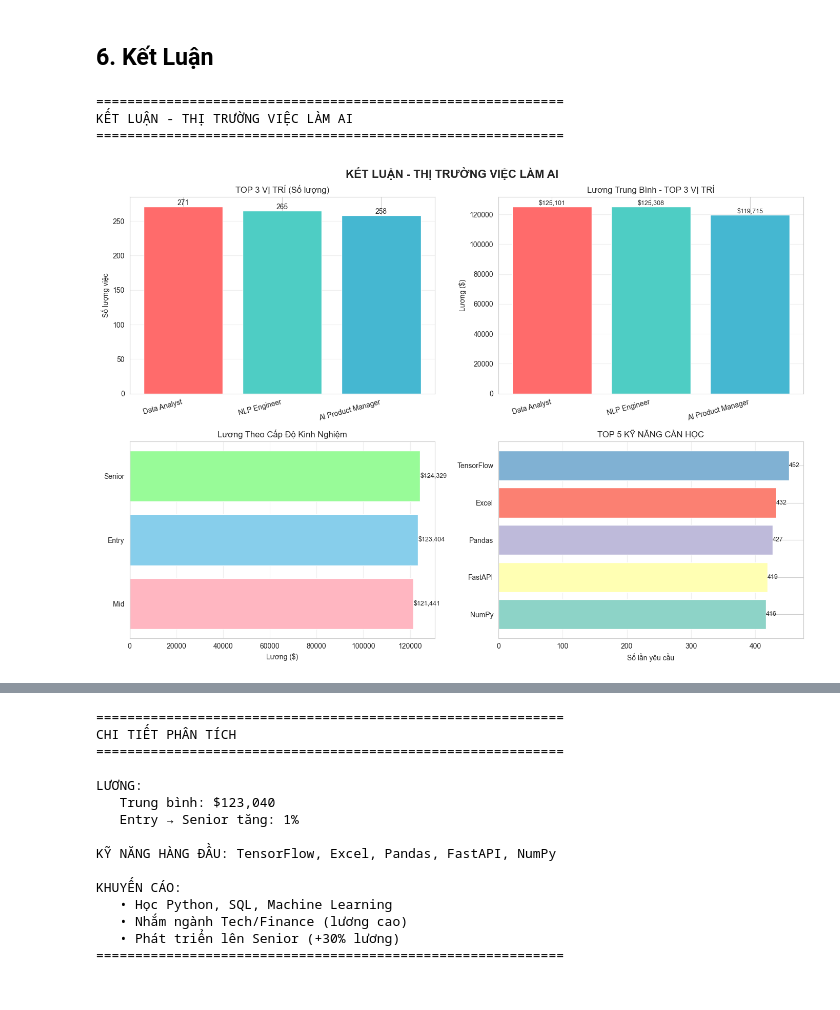
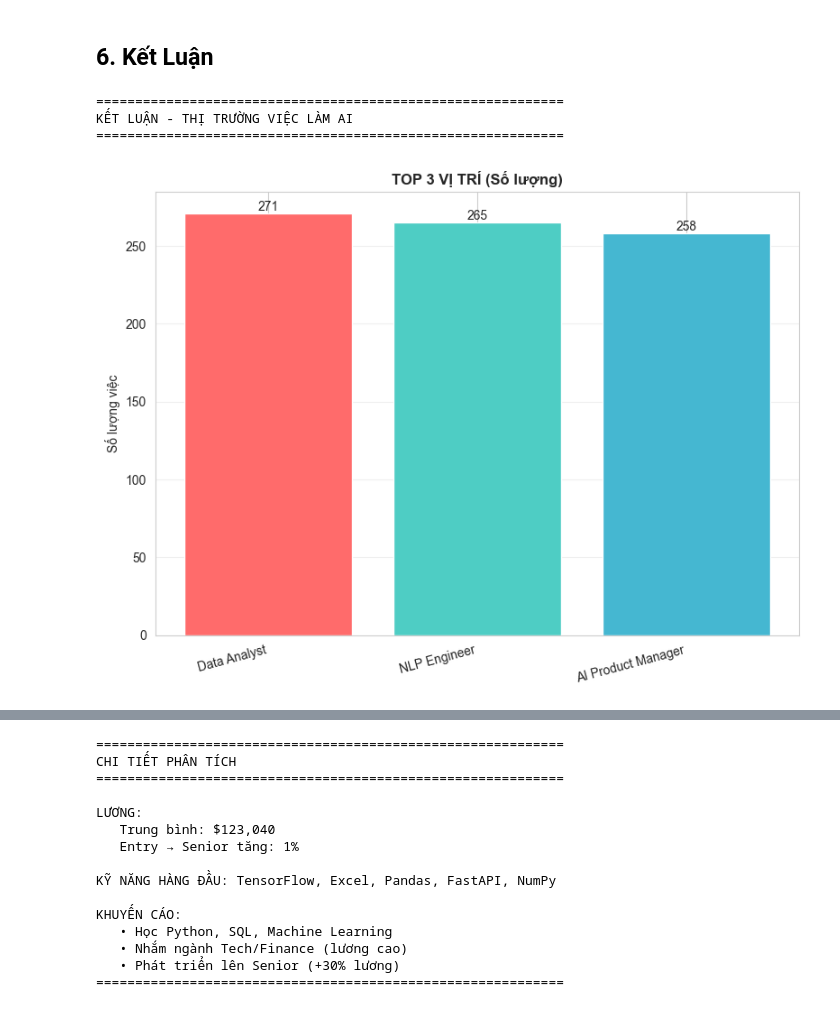
Before and after one commit to Chep-Code-lo/Python, a Jupyter notebook: BTL/AI_Job_Market_Analysis.ipynb, the cells around one changed output, grey strips where cells are left out. Cells and saved outputs as stored; diff of their text form; code cells hidden in the pictures.

```diff
--- a/BTL/AI_Job_Market_Analysis.ipynb
+++ b/BTL/AI_Job_Market_Analysis.ipynb
@@ -253,92 +253,92 @@ print("=" * 60)
 print("KẾT LUẬN - THỊ TRƯỜNG VIỆC LÀM AI")
 print("=" * 60)
 
-# Chuẩn bị dữ liệu cho biểu đồ
-fig, axes = plt.subplots(2, 2, figsize=(14, 10))
-fig.suptitle('KẾT LUẬN - THỊ TRƯỜNG VIỆC LÀM AI', fontsize=16, fontweight='bold')
-
-# 1. TOP 3 VỊ TRÍ (Số lượng và lương)
+# 1. TOP 3 VỊ TRÍ (Số lượng)
 top_jobs_data = df['job_title'].value_counts().head(3)
-ax1 = axes[0, 0]
+plt.figure(figsize=(8, 6))
 colors = ['#FF6B6B', '#4ECDC4', '#45B7D1']
-bars = ax1.bar(range(len(top_jobs_data)), top_jobs_data.values, color=colors)
-ax1.set_xticks(range(len(top_jobs_data)))
-ax1.set_xticklabels(top_jobs_data.index, rotation=15, ha='right')
-ax1.set_ylabel('Số lượng việc')
-ax1.set_title('TOP 3 VỊ TRÍ (Số lượng)')
-ax1.grid(axis='y', alpha=0.3)
+bars = plt.bar(range(len(top_jobs_data)), top_jobs_data.values, color=colors)
+plt.xticks(range(len(top_jobs_data)), top_jobs_data.index, rotation=15, ha='right')
+plt.ylabel('Số lượng việc')
+plt.title('TOP 3 VỊ TRÍ (Số lượng)', fontweight='bold')
+plt.grid(axis='y', alpha=0.3)
 for i, bar in enumerate(bars):
     height = bar.get_height()
-    ax1.text(bar.get_x() + bar.get_width()/2., height,
+    plt.text(bar.get_x() + bar.get_width()/2., height,
             f'{int(height)}', ha='center', va='bottom')
+plt.tight_layout()
+plt.savefig('images/top_3_jobs_count.png')
+plt.show()
 
 # 2. Lương theo vị trí TOP 3
-ax2 = axes[0, 1]
 top_jobs_salary = [df[df['job_title']==job]['salary'].mean() for job in top_jobs_data.index]
-bars = ax2.bar(range(len(top_jobs_data)), top_jobs_salary, color=colors)
-ax2.set_xticks(range(len(top_jobs_data)))
-ax2.set_xticklabels(top_jobs_data.index, rotation=15, ha='right')
-ax2.set_ylabel('Lương ($)')
-ax2.set_title('Lương Trung Bình - TOP 3 VỊ TRÍ')
-ax2.grid(axis='y', alpha=0.3)
+plt.figure(figsize=(8, 6))
+bars = plt.bar(range(len(top_jobs_data)), top_jobs_salary, color=colors)
+plt.xticks(range(len(top_jobs_data)), top_jobs_data.index, rotation=15, ha='right')
+plt.ylabel('Lương ($)')
+plt.title('Lương Trung Bình - TOP 3 VỊ TRÍ', fontweight='bold')
+plt.grid(axis='y', alpha=0.3)
 for bar in bars:
     height = bar.get_height()
-    ax2.text(bar.get_x() + bar.get_width()/2., height,
-            f'${height:,.0f}', ha='center', va='bottom', fontsize=9)
+    plt.text(bar.get_x() + bar.get_width()/2., height,
+            f'${height:,.0f}', ha='center', va='bottom', fontsize=10)
+plt.tight_layout()
+plt.savefig('images/top_3_jobs_salary.png')
+plt.show()
 
 # 3. Lương theo cấp độ kinh nghiệm
-ax3 = axes[1, 0]
 exp_salary = df.groupby('experience_level')['salary'].mean().sort_values()
 colors_exp = ['#FFB6C1', '#87CEEB', '#98FB98', '#FFD700']
-bars = ax3.barh(range(len(exp_salary)), exp_salary.values, color=colors_exp[:len(exp_salary)])
-ax3.set_yticks(range(len(exp_salary)))
-ax3.set_yticklabels(exp_salary.index)
-ax3.set_xlabel('Lương ($)')
-ax3.set_title('Lương Theo Cấp Độ Kinh Nghiệm')
-ax3.grid(axis='x', alpha=0.3)
+plt.figure(figsize=(8, 5))
+bars = plt.barh(range(len(exp_salary)), exp_salary.values, color=colors_exp[:len(exp_salary)])
+plt.yticks(range(len(exp_salary)), exp_salary.index)
+plt.xlabel('Lương ($)')
+plt.title('Lương Theo Cấp Độ Kinh Nghiệm', fontweight='bold')
+plt.grid(axis='x', alpha=0.3)
 for i, bar in enumerate(bars):
     width = bar.get_width()
-    ax3.text(width, bar.get_y() + bar.get_height()/2.,
-            f'${width:,.0f}', ha='left', va='center', fontsize=9)
+    plt.text(width, bar.get_y() + bar.get_height()/2.,
+            f'${width:,.0f}', ha='left', va='center', fontsize=10)
+plt.tight_layout()
+plt.savefig('images/salary_by_exp_summary.png')
+plt.show()
 
 # 4. TOP 5 Kỹ năng cần học
-ax4 = axes[1, 1]
 top_skills_plot = top_skills.tail(5)
 colors_skills = plt.cm.Set3(range(len(top_skills_plot)))
-bars = ax4.barh(range(len(top_skills_plot)), top_skills_plot.values, color=colors_skills)
-ax4.set_yticks(range(len(top_skills_plot)))
-ax4.set_yticklabels(top_skills_plot.index)
-ax4.set_xlabel('Số lần yêu cầu')
-ax4.set_title('TOP 5 KỸ NĂNG CẦN HỌC')
-ax4.grid(axis='x', alpha=0.3)
+plt.figure(figsize=(8, 5))
+bars = plt.barh(range(len(top_skills_plot)), top_skills_plot.values, color=colors_skills)
+plt.yticks(range(len(top_skills_plot)), top_skills_plot.index)
+plt.xlabel('Số lần yêu cầu')
+plt.title('TOP 5 KỸ NĂNG CẦN HỌC', fontweight='bold')
+plt.grid(axis='x', alpha=0.3)
 for bar in bars:
     width = bar.get_width()
-    ax4.text(width, bar.get_y() + bar.get_height()/2.,
-            f'{int(width)}', ha='left', va='center', fontsize=9)
-
+    plt.text(width, bar.get_y() + bar.get_height()/2.,
+            f'{int(width)}', ha='left', va='center', fontsize=10)
 plt.tight_layout()
-plt.savefig('images/conclusion_summary.png')
+plt.savefig('images/top_5_skills.png')
 plt.show()
 
 # In thông tin bổ sung
 print("\n" + "="*60)
 print("CHI TIẾT PHÂN TÍCH")
 print("="*60)
 print("\nLƯƠNG:")
 print(f"   Trung bình: ${df['salary'].mean():,.0f}")
 entry_sal = df[df['experience_level']=='Entry']['salary'].mean()
 senior_sal = df[df['experience_level']=='Senior']['salary'].mean()
 if entry_sal > 0:
     increase = (senior_sal / entry_sal - 1) * 100
     print(f"   Entry → Senior tăng: {increase:.0f}%")
 print(f"\nKỸ NĂNG HÀNG ĐẦU: {', '.join(top_skills.tail(5).index.tolist()[::-1])}")
 print("\nKHUYẾN CÁO:")
 print("   • Học Python, SQL, Machine Learning")
 print("   • Nhắm ngành Tech/Finance (lương cao)")
 print("   • Phát triển lên Senior (+30% lương)")
 print("=" * 60)
 # %% [output]
 ============================================================
 KẾT LUẬN - THỊ TRƯỜNG VIỆC LÀM AI
 ============================================================
-[figure, old version]
+[figure, new version]
```
Also changed, not shown: parts of 1 cell of this notebook, 5 other files.
